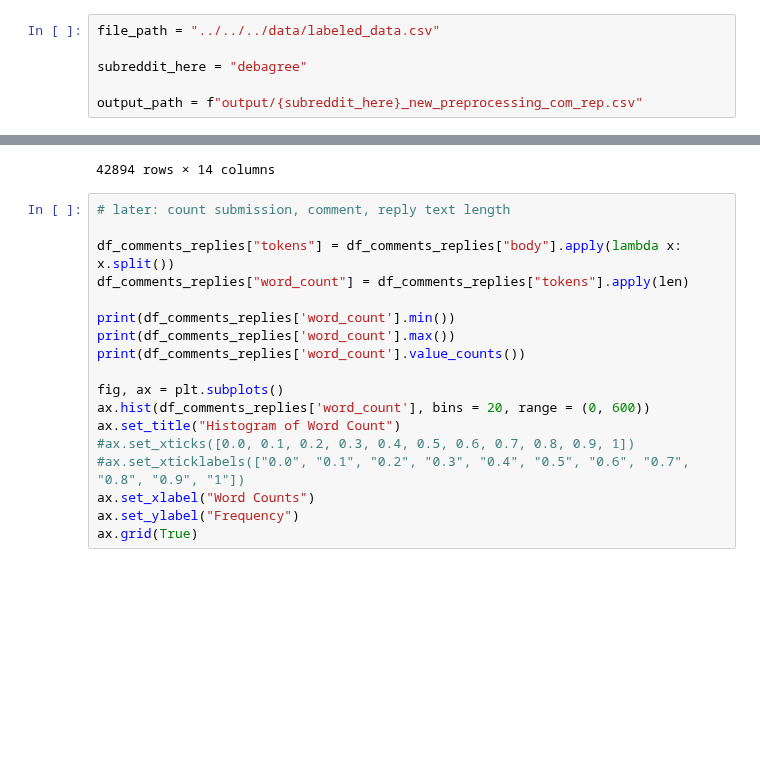
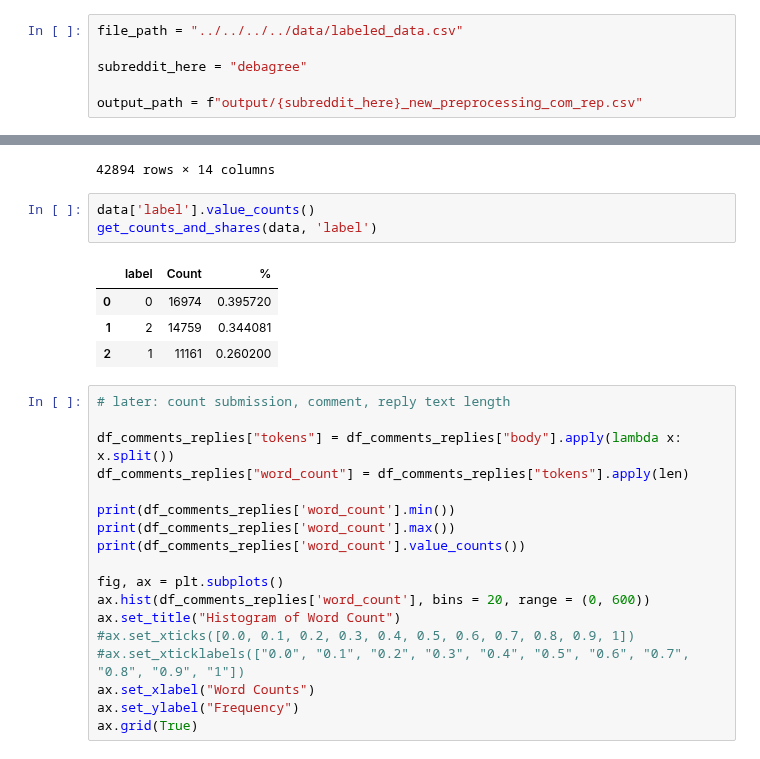
Before and after one commit to elenasolar/MasterThesis_EMI_and_Disagreement, a Jupyter notebook: code/preprocessing/debagree/debagree_pre_classification.ipynb, the cells around one changed output, grey strips where cells are left out. Saved outputs shown, nothing was run; the diff lists cells and outputs as text; blank space fills up the shorter version.

```diff
--- a/code/preprocessing/debagree/debagree_pre_classification.ipynb
+++ b/code/preprocessing/debagree/debagree_pre_classification.ipynb
@@ -7,7 +7,7 @@ sys.path.append('c:\\Users\\3leso\\Documents\\Elena\\Uni\\MasterThesis\\MasterTh
 # %% [markdown]
 ### Set file paths
 # %%
-file_path = "../../../data/labeled_data.csv"
+file_path = "../../../../data/labeled_data.csv"
 
 subreddit_here = "debagree"
 
@@ -73,6 +73,14 @@ data
 | 42892 | 1 | ggrfp0s | ggrhkvu | kijy95 | Comical. We had a $1200 package u... | Never forget this 900 billion inc... | Nancy Pelosi calls for $2000 in d... | ... |
 | 42893 | 2 | g451h0u | g474lwa | in2uy4 | Wow, I really don't know if I hav... | Yeah my go to is to ignore the is... | My (gay) friend was textbanking i... | ... |
 42894 rows × 14 columns
+# %%
+data['label'].value_counts()
+get_counts_and_shares(data, 'label')
+# %% [output]
+|  | label | Count | % |
+| 0 | 0 | 16974 | 0.395720 |
+| 1 | 2 | 14759 | 0.344081 |
+| 2 | 1 | 11161 | 0.260200 |
 # %%
 # later: count submission, comment, reply text length
 
```
Also changed, not shown: parts of 1 cell of this notebook.
